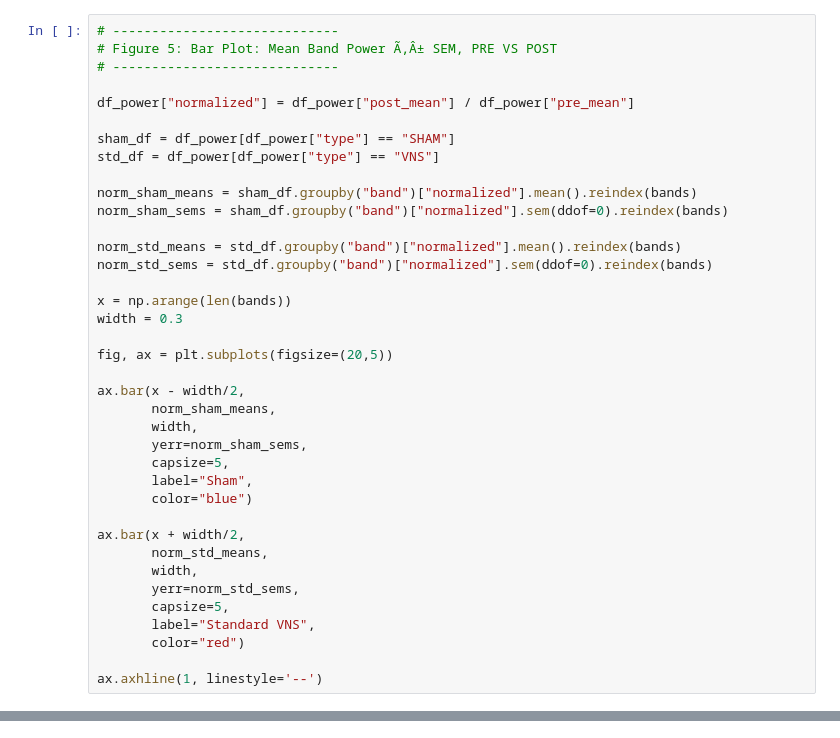
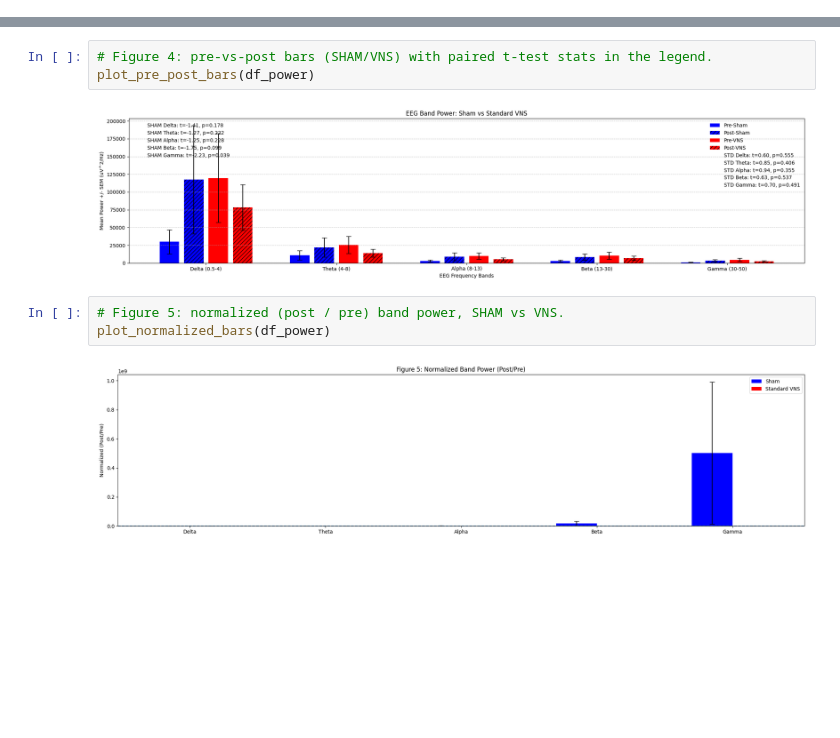
Before and after one commit to yahriels/Open-Ephys-H-Reflex-Python-Data-Analysis, a Jupyter notebook: src/open_ephys/analysis/Open-Ephys_LabCode_w-Respiration.ipynb, the cells around one changed output, grey strips where cells are left out. Saved outputs shown, nothing was run; the diff lists cells and outputs as text; blank space fills up the shorter version.

```diff
--- a/src/open_ephys/analysis/Open-Ephys_LabCode_w-Respiration.ipynb
+++ b/src/open_ephys/analysis/Open-Ephys_LabCode_w-Respiration.ipynb
@@ -570,38 +104,0 @@ plt.show(block=False)
-# %%
-# -----------------------------
-# Figure 5: Bar Plot: Mean Band Power Ã‚Â± SEM, PRE VS POST
-# -----------------------------
-
-df_power["normalized"] = df_power["post_mean"] / df_power["pre_mean"]
-
-sham_df = df_power[df_power["type"] == "SHAM"]
-std_df = df_power[df_power["type"] == "VNS"]
-
-norm_sham_means = sham_df.groupby("band")["normalized"].mean().reindex(bands)
-norm_sham_sems = sham_df.groupby("band")["normalized"].sem(ddof=0).reindex(bands)
-
-norm_std_means = std_df.groupby("band")["normalized"].mean().reindex(bands)
-norm_std_sems = std_df.groupby("band")["normalized"].sem(ddof=0).reindex(bands)
-
-x = np.arange(len(bands))
-width = 0.3
-
-fig, ax = plt.subplots(figsize=(20,5))
-
-ax.bar(x - width/2,
-       norm_sham_means,
-       width,
-       yerr=norm_sham_sems,
-       capsize=5,
-       label="Sham",
-       color="blue")
-
-ax.bar(x + width/2,
-       norm_std_means,
-       width,
-       yerr=norm_std_sems,
-       capsize=5,
-       label="Standard VNS",
-       color="red")
-
-ax.axhline(1, linestyle='--')
@@ -1440,0 +105,10 @@ VBox(children=(HBox(children=(Button(description='Prev', style=ButtonStyle()), B
+# %%
+# Figure 4: pre-vs-post bars (SHAM/VNS) with paired t-test stats in the legend.
+plot_pre_post_bars(df_power)
+# %% [output]
+[figure, added]
+# %%
+# Figure 5: normalized (post / pre) band power, SHAM vs VNS.
+plot_normalized_bars(df_power)
+# %% [output]
+[figure, added]
```
Also changed, not shown: parts of 28 cells of this notebook, 1 other file.
